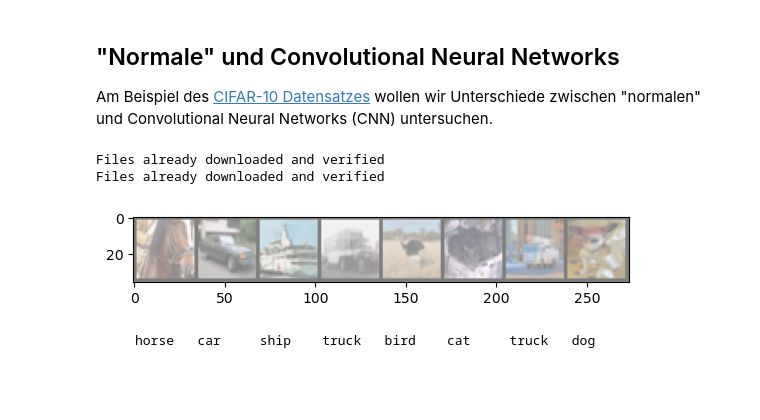
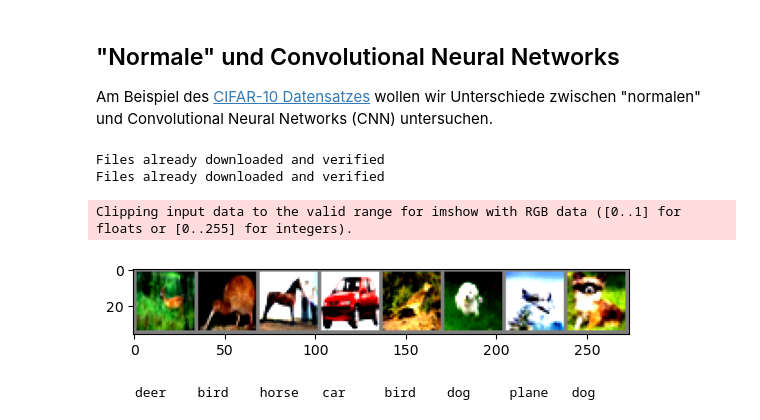
Before and after one commit to fhswf/DeepLearning, a Jupyter notebook: CIFAR-10_VGG_ResNet.ipynb, the cells around one changed output. Saved outputs shown, nothing was run; the diff lists cells and outputs as text; code cells hidden in the pictures; blank space fills up the shorter version.

```diff
--- a/CIFAR-10_VGG_ResNet.ipynb
+++ b/CIFAR-10_VGG_ResNet.ipynb
@@ -7,10 +7,13 @@ import torch
 import torchvision
 import torchvision.transforms as transforms
 # %%
+mean = (0.4914, 0.4822, 0.4465)
+std = (0.2023, 0.1994, 0.2010)
+
 transform = transforms.Compose(
     [transforms.ToTensor(),
+    transforms.Normalize(mean=mean, std=std)
     ])
-     # transforms.Normalize([0.485, 0.456, 0.406], [0.229, 0.224, 0.225])])
      # transforms.Normalize((0.5, 0.5, 0.5), (0.5, 0.5, 0.5))])
 
 batch_size = 64
@@ -34,28 +37,30 @@ Files already downloaded and verified
 # %%
 import matplotlib.pyplot as plt
 import numpy as np
 
 # functions to show an image
 
 
 def imshow(img):
     img = img / 2 + 0.5     # unnormalize
     npimg = img.numpy()
     plt.imshow(np.transpose(npimg, (1, 2, 0)))
     plt.show()
 
 
 # get some random training images
-dataiter = iter(trainloader)
-images, labels = dataiter.next()
+dataiter = trainloader
+for images, labels in  dataiter:
+    break
 
 # show images
 imshow(torchvision.utils.make_grid(images[:8]))
 # print labels
 print('     ' + ' '.join(f'{classes[labels[j]]:7s}' for j in range(8)))
 # %% [output]
+Clipping input data to the valid range for imshow with RGB data ([0..1] for floats or [0..255] for integers).
-[figure, old version]
+[figure, new version]
-     horse   car     ship    truck   bird    cat     truck   dog
+     deer    bird    horse   car     bird    dog     plane   dog
 # %%
 import torch.optim as optim
 from tqdm.notebook import tqdm
```
Also changed, not shown: parts of 5 cells of this notebook, 19 other files.
